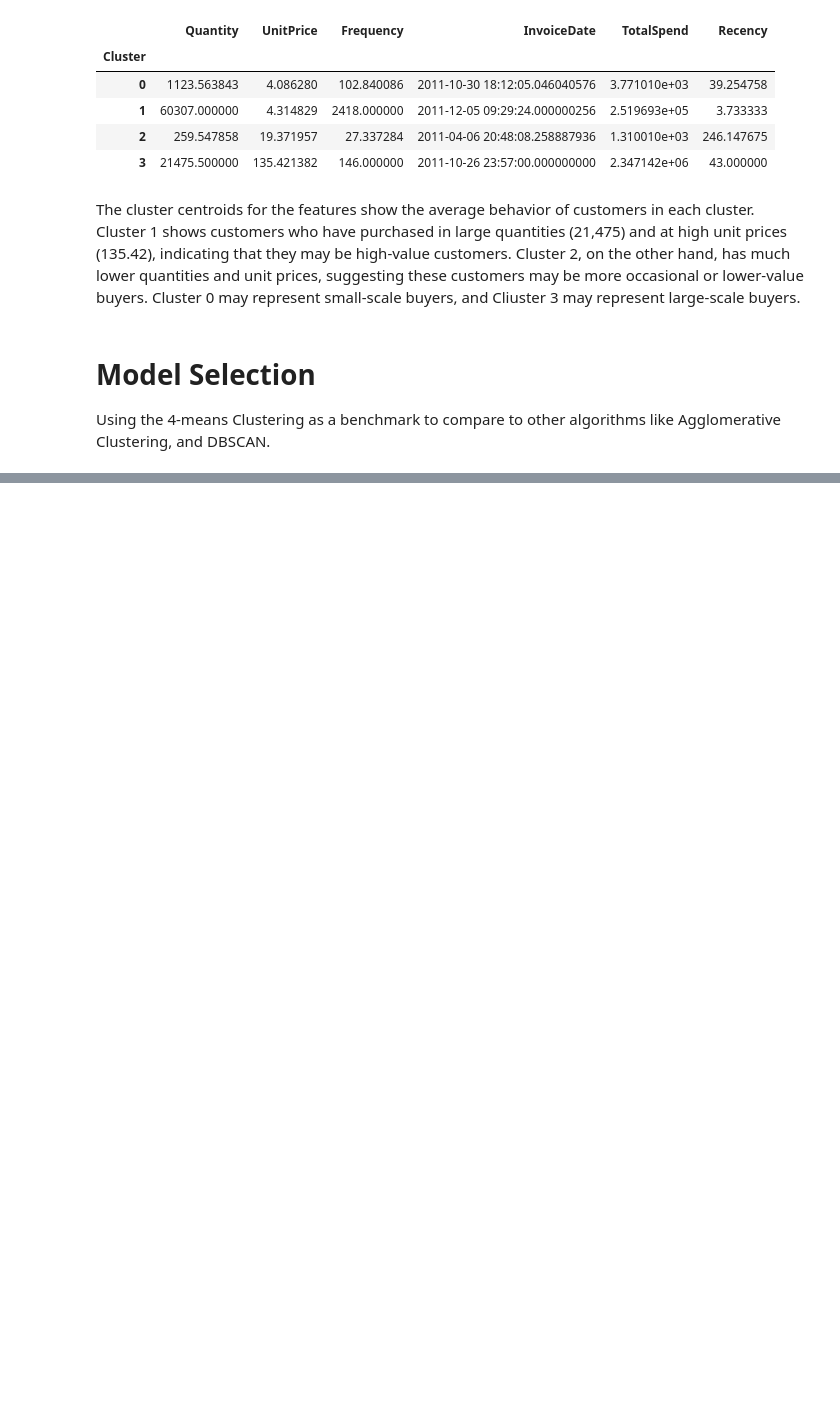
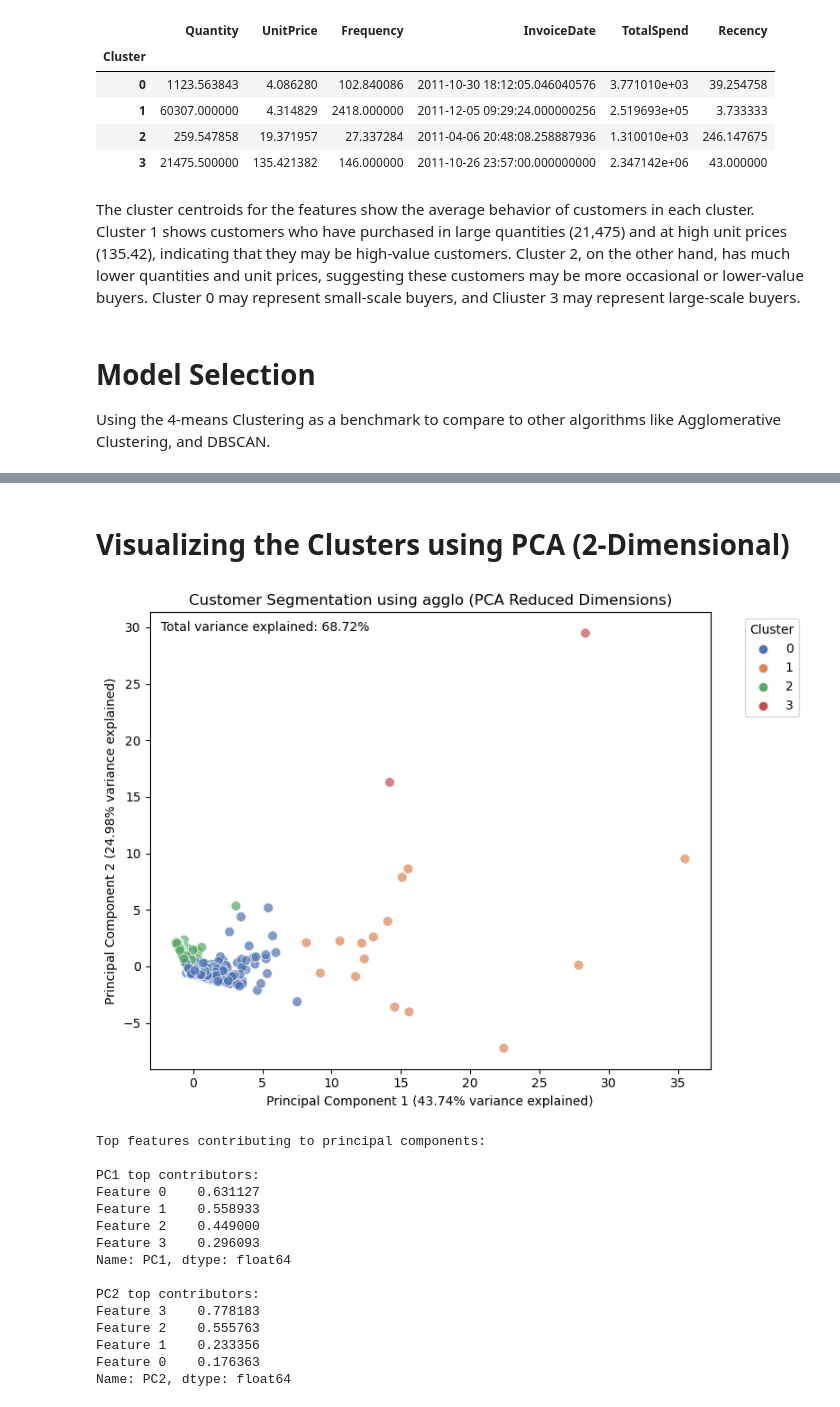
Before and after one commit to EOsamau/DS-Projects, a Jupyter notebook: Customer Segmentation/customer_segmentation.ipynb, the cells around one changed output, grey strips where cells are left out. Drawn from its saved outputs; the diff is of its cells as text; code cells hidden in the pictures; blank space fills up the shorter version.

```diff
--- a/Customer Segmentation/customer_segmentation.ipynb
+++ b/Customer Segmentation/customer_segmentation.ipynb
@@ -142,0 +378,68 @@ Using the 4-means Clustering as a benchmark to compare to other algorithms like
+# %% [markdown]
+# Visualizing the Clusters using PCA (2-Dimensional)
+# %%
+import matplotlib.pyplot as plt
+import seaborn as sns
+from sklearn.decomposition import PCA
+
+def plot_pca_clusters(scaled_data, cluster_labels, best_algorithm):
+    # Reducing the dimensionality to 2D using PCA
+    pca = PCA(n_components= 2)
+    pca_data = pca.fit_transform(scaled_data)
+
+
+    pca_df = pd.DataFrame(data=pca_data, columns=['PC1', 'PC2'])
+    pca_df['Cluster'] = cluster_labels
+
+
+    plt.figure(figsize=(8, 6))
+    sns.scatterplot(data=pca_df, x='PC1', y='PC2', hue='Cluster', palette='deep', s=60, alpha=0.7)
+
+    plt.title(f'Customer Segmentation using {best_algorithm} (PCA Reduced Dimensions)')
+    plt.xlabel(f'Principal Component 1 ({pca.explained_variance_ratio_[0]:.2%} variance explained)')
+    plt.ylabel(f'Principal Component 2 ({pca.explained_variance_ratio_[1]:.2%} variance explained)')
+
+
+    plt.legend(title='Cluster', bbox_to_anchor=(1.05, 1), loc='upper left')
+
+
+    total_var = pca.explained_variance_ratio_.sum()
+    plt.annotate(f'Total variance explained: {total_var:.2%}',
+                 xy=(0.02, 0.98), xycoords='axes fraction',
+                 fontsize=10, ha='left', va='top')
+
+    plt.tight_layout()
+    plt.show()
+
+    # Print top features contributing to each principal component
+    print("\nTop features contributing to principal components:")
+    feature_importance = pd.DataFrame(
+        pca.components_.T,
+        columns=[f'PC{i+1}' for i in range(2)],
+        index=scaled_data.columns if hasattr(scaled_data, 'columns') else [f'Feature {i}' for i in range(scaled_data.shape[1])]
+    ).abs()
+
+    for i in range(2):
+        print(f"\nPC{i+1} top contributors:")
+        print(feature_importance[f'PC{i+1}'].nlargest(5))
+
+
+
+plot_pca_clusters(scaled_data, cluster_labels, best_algorithm[0])
+# %% [output]
+[figure, added]
+Top features contributing to principal components:
+
+PC1 top contributors:
+Feature 0    0.631127
+Feature 1    0.558933
+Feature 2    0.449000
+Feature 3    0.296093
+Name: PC1, dtype: float64
+
+PC2 top contributors:
+Feature 3    0.778183
+Feature 2    0.555763
+Feature 1    0.233356
+Feature 0    0.176363
+Name: PC2, dtype: float64
```
Also changed, not shown: parts of 32 cells of this notebook, 4 other files.
